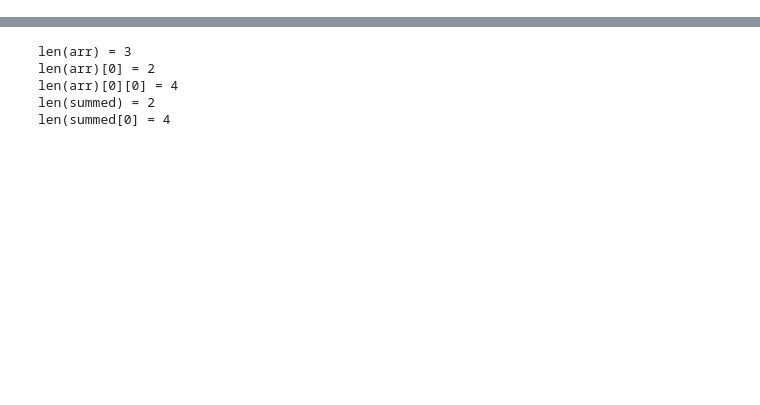
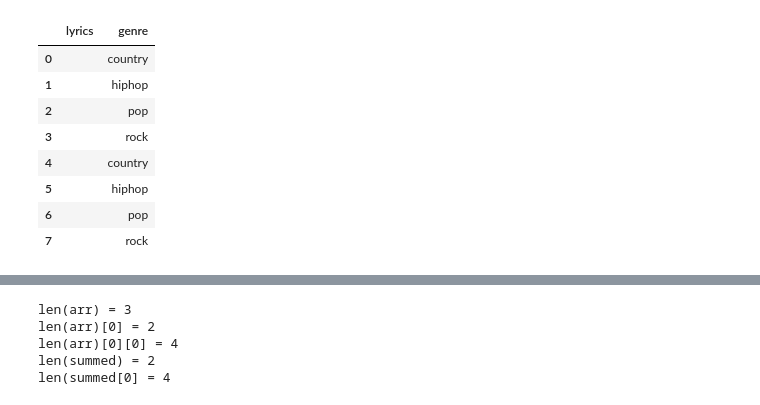
Before and after one commit to WatweA/SectionwiseSongModeling, a Jupyter notebook: ClassifiersSectionSplit.ipynb, the cells around one changed output, grey strips where cells are left out. Cells and saved outputs as stored; diff of their text form; code cells hidden in the pictures; blank space fills up the shorter version.

```diff
--- a/ClassifiersSectionSplit.ipynb
+++ b/ClassifiersSectionSplit.ipynb
@@ -85,0 +335,12 @@ class SectionSplitClassifier:
+# %%
+train_dfs['Hooks']
+# %% [output]
+|  | lyrics | genre |
+| 0 |  | country |
+| 1 |  | hiphop |
+| 2 |  | pop |
+| 3 |  | rock |
+| 4 |  | country |
+| 5 |  | hiphop |
+| 6 |  | pop |
+| 7 |  | rock |
```
Also changed, not shown: parts of 19 cells of this notebook, 2 other files.
